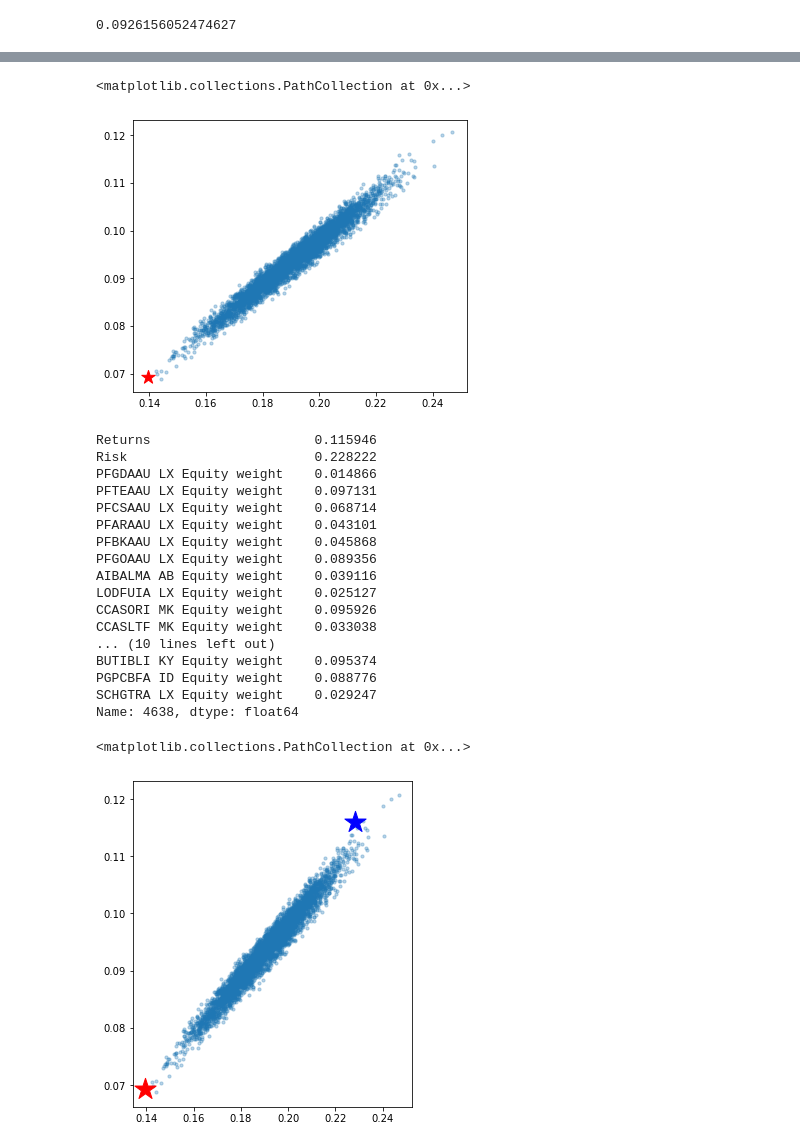
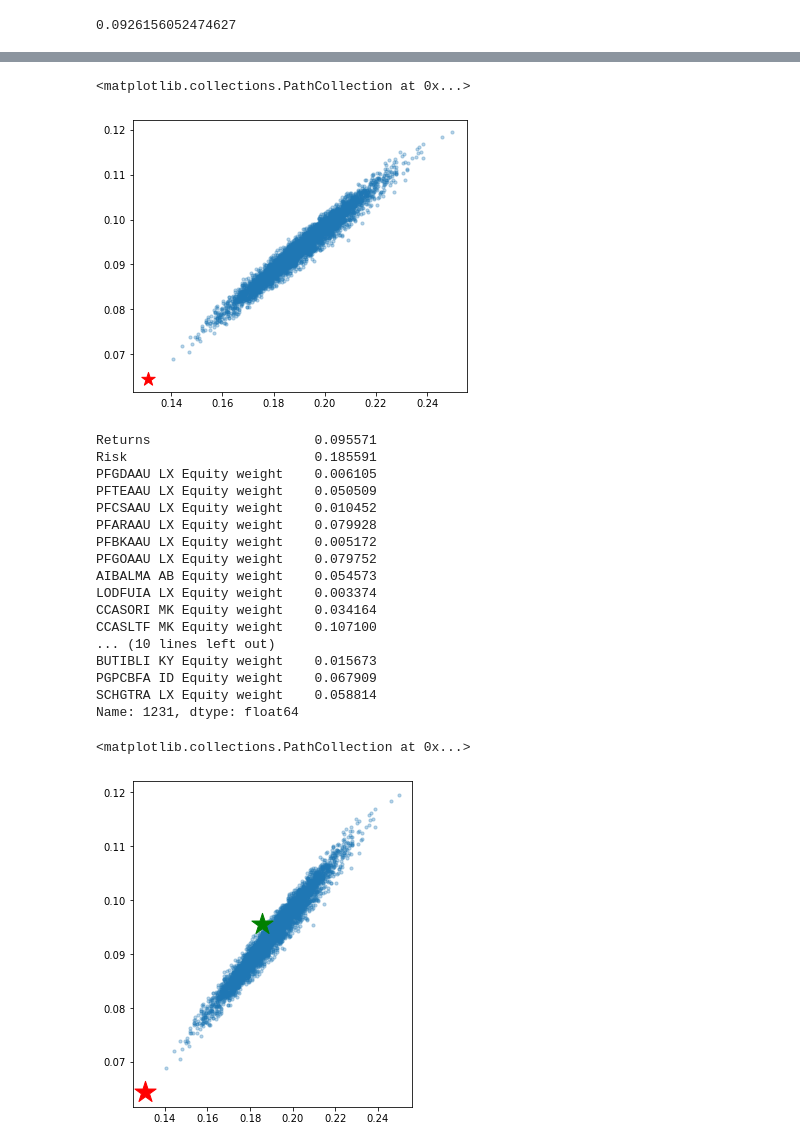
Before and after one commit to shahzebkayani/Portfolio-Optimization, a Jupyter notebook: Assesment .ipynb, the cells around one changed output, grey strips where cells are left out. Saved outputs shown, nothing was run; the diff lists cells and outputs as text; code cells hidden in the pictures.

```diff
--- a/Assesment .ipynb
+++ b/Assesment .ipynb
@@ -7,7 +7,7 @@ import datetime
 import matplotlib.pyplot as plt
 import seaborn as sb
 # %%
-Data = pd.read_excel('Book1.xlsx')
+Data = pd.read_excel('Mutual_Funds_Sht_list20.xlsx')
 Data.reset_index(drop=True, inplace=True)
 Data=pd.DataFrame(Data)
 datetime_series = pd.to_datetime(Data['Date'])
@@ -276,35 +205,35 @@ plt.scatter(portfolios['Risk'], portfolios['Returns'],marker='o', s=10, alpha=0.
 plt.scatter(min_vol_port[1], min_vol_port[0], color='r', marker='*', s=200)
 # %% [output]
 <matplotlib.collections.PathCollection at 0x...>
-[figure, old version]
+[figure, new version]
 # %%
 # Finding the optimal portfolio
 rf = 0.01 # risk factor
 optimal_risky_port = portfolios.iloc[((portfolios['Returns']-rf)/portfolios['Risk']).idxmax()]
 optimal_risky_port
 # %% [output]
-Returns                     0.115946
-Risk                        0.228222
-PFGDAAU LX Equity weight    0.014866
-PFTEAAU LX Equity weight    0.097131
-PFCSAAU LX Equity weight    0.068714
-PFARAAU LX Equity weight    0.043101
-PFBKAAU LX Equity weight    0.045868
-PFGOAAU LX Equity weight    0.089356
-AIBALMA AB Equity weight    0.039116
-LODFUIA LX Equity weight    0.025127
-CCASORI MK Equity weight    0.095926
-CCASLTF MK Equity weight    0.033038
+Returns                     0.095571
+Risk                        0.185591
+PFGDAAU LX Equity weight    0.006105
+PFTEAAU LX Equity weight    0.050509
+PFCSAAU LX Equity weight    0.010452
+PFARAAU LX Equity weight    0.079928
+PFBKAAU LX Equity weight    0.005172
+PFGOAAU LX Equity weight    0.079752
+AIBALMA AB Equity weight    0.054573
+LODFUIA LX Equity weight    0.003374
+CCASORI MK Equity weight    0.034164
+CCASLTF MK Equity weight    0.107100
 ... (10 lines left out)
-BUTIBLI KY Equity weight    0.095374
-PGPCBFA ID Equity weight    0.088776
-SCHGTRA LX Equity weight    0.029247
-Name: 4638, dtype: float64
+BUTIBLI KY Equity weight    0.015673
+PGPCBFA ID Equity weight    0.067909
+SCHGTRA LX Equity weight    0.058814
+Name: 1231, dtype: float64
 # %%
 plt.subplots(figsize=(5, 6))
 plt.scatter(portfolios['Risk'], portfolios['Returns'],marker='o', s=10, alpha=0.3)
 plt.scatter(min_vol_port[1], min_vol_port[0], color='r', marker='*', s=500)
-plt.scatter(optimal_risky_port[1], optimal_risky_port[0], color='b', marker='*', s=500)
+plt.scatter(optimal_risky_port[1], optimal_risky_port[0], color='g', marker='*', s=500)
 # %% [output]
 <matplotlib.collections.PathCollection at 0x...>
-[figure, old version]
+[figure, new version]
```
Also changed, not shown: parts of 9 cells of this notebook.
